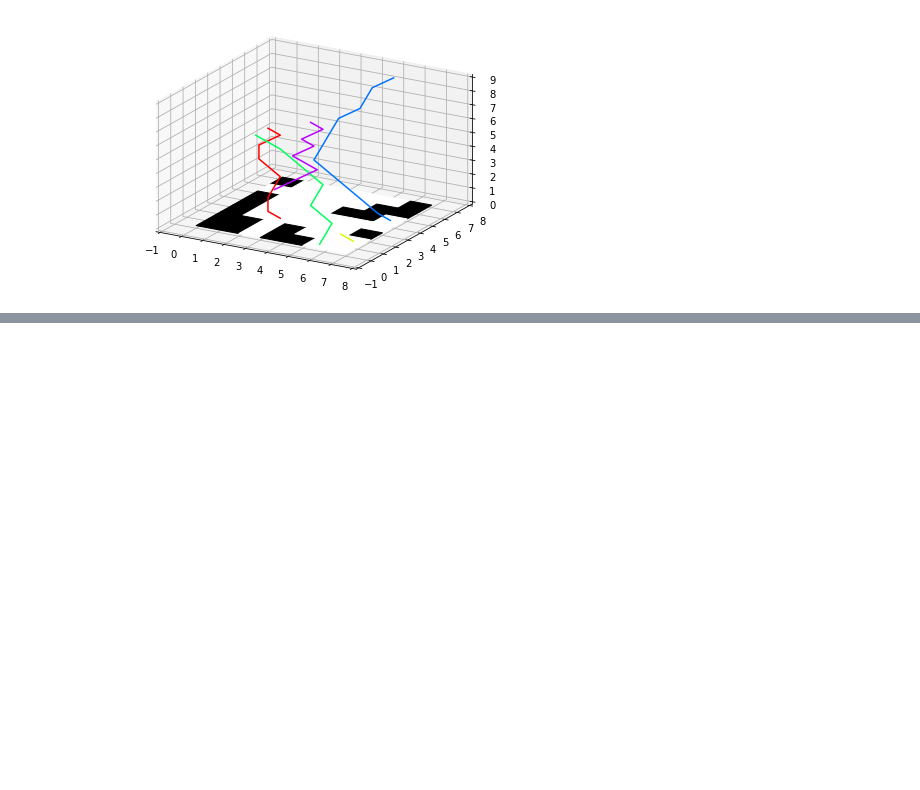
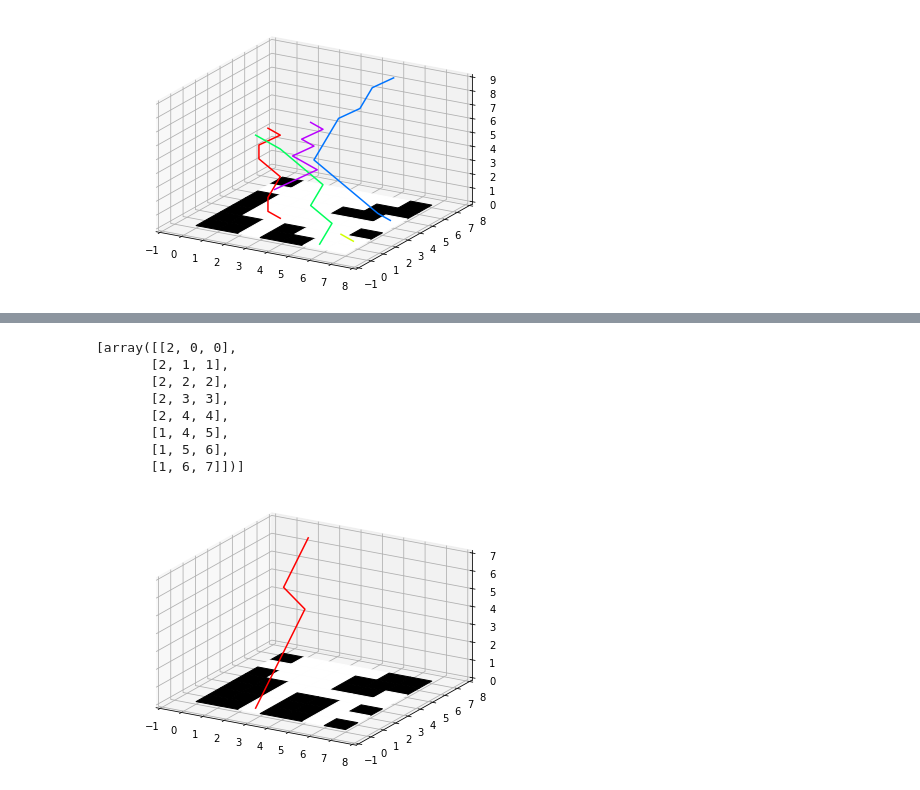
Before and after one commit to ct2034/miriam, a Jupyter notebook: scenarios/scenarios_demo.ipynb, the cells around one changed output, grey strips where cells are left out. Saved outputs shown, nothing was run; the diff lists cells and outputs as text; code cells hidden in the pictures; blank space fills up the shorter version.

```diff
--- a/scenarios/scenarios_demo.ipynb
+++ b/scenarios/scenarios_demo.ipynb
@@ -82,0 +93,15 @@ plt.show()
+# %%
+paths_indep = solvers.indep(denv, dstarts, dgoals)
+print(paths_indep)
+visualization.plot_with_paths(denv, paths_indep)
+plt.show()
+# %% [output]
+[array([[2, 0, 0],
+       [2, 1, 1],
+       [2, 2, 2],
+       [2, 3, 3],
+       [2, 4, 4],
+       [1, 4, 5],
+       [1, 5, 6],
+       [1, 6, 7]])]
+[figure, added]
```
Also changed, not shown: parts of 5 cells of this notebook.
